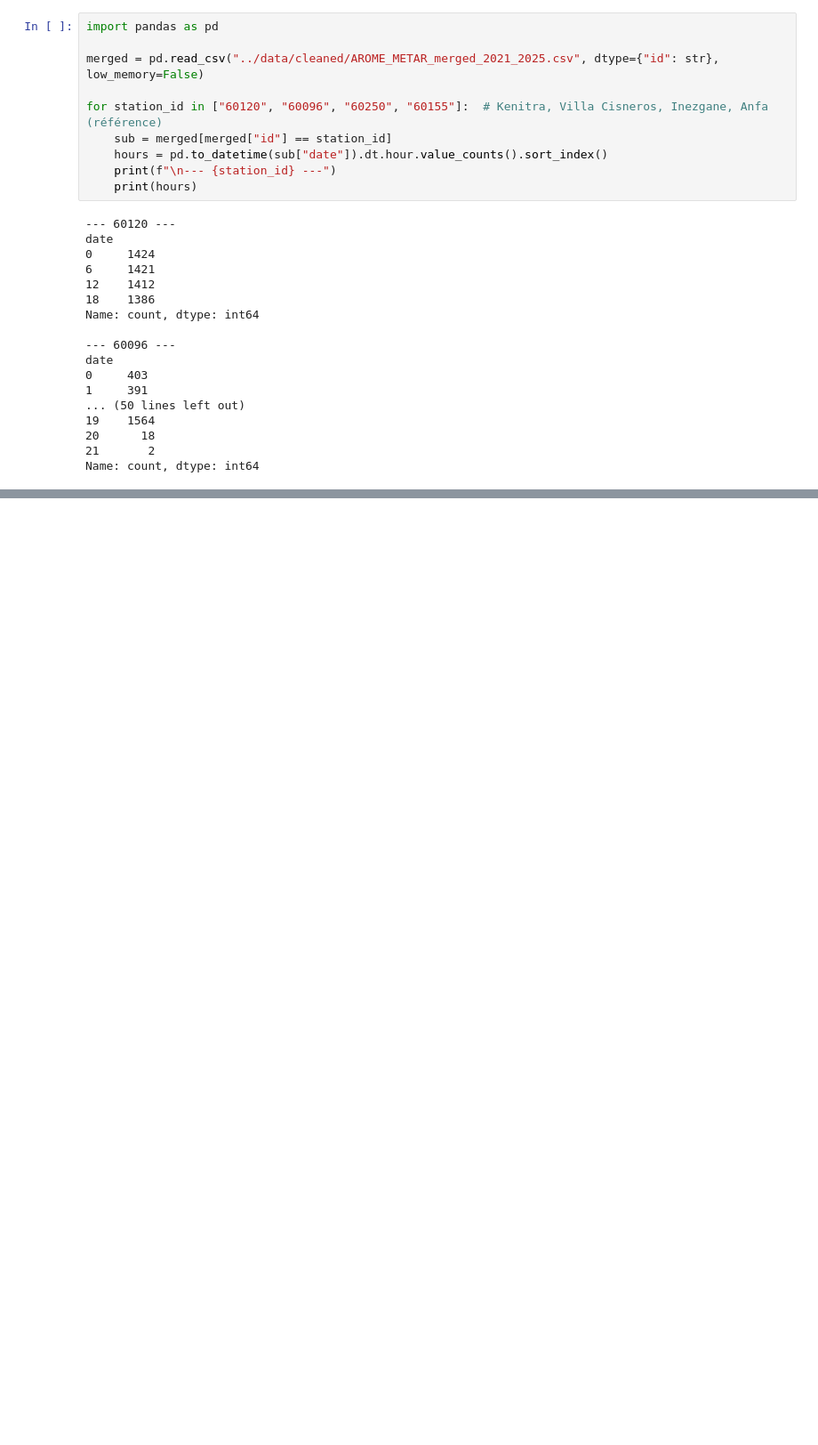
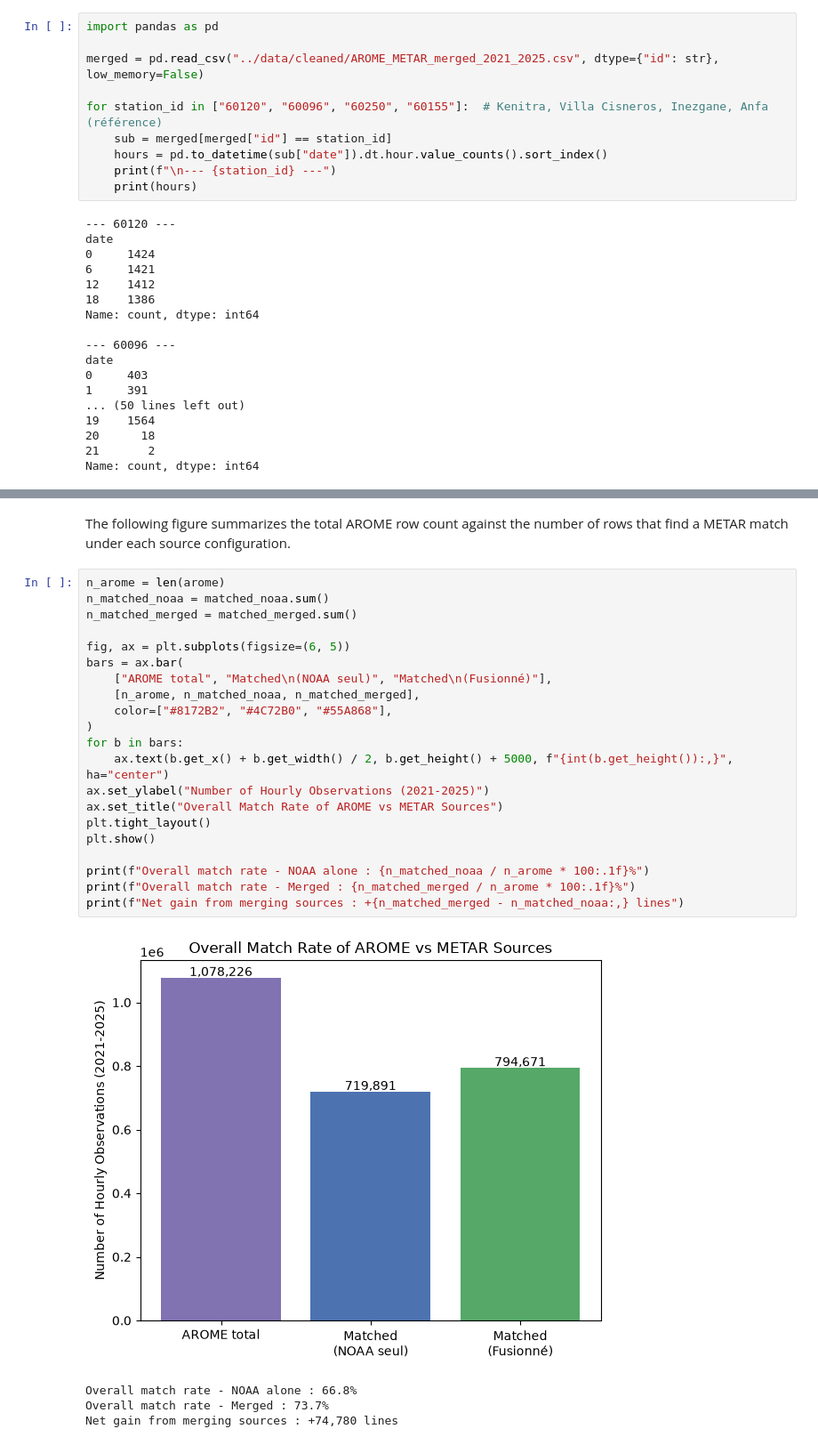
Before and after one commit to Marouanelmzr/meteorological-time-series-forecasting, a Jupyter notebook: notebooks/02_data_collection.ipynb, the cells around one changed output, grey strips where cells are left out. Shown at 89% size. Drawn from its saved outputs; the diff is of its cells as text; blank space fills up the shorter version.

```diff
--- a/notebooks/02_data_collection.ipynb
+++ b/notebooks/02_data_collection.ipynb
@@ -202,0 +425,28 @@ Name: count, dtype: int64
+# %% [markdown]
+The following figure summarizes the total AROME row count against the number of rows that find a METAR match under each source configuration.
+# %%
+n_arome = len(arome)
+n_matched_noaa = matched_noaa.sum()
+n_matched_merged = matched_merged.sum()
+
+fig, ax = plt.subplots(figsize=(6, 5))
+bars = ax.bar(
+    ["AROME total", "Matched\n(NOAA seul)", "Matched\n(Fusionné)"],
+    [n_arome, n_matched_noaa, n_matched_merged],
+    color=["#8172B2", "#4C72B0", "#55A868"],
+)
+for b in bars:
+    ax.text(b.get_x() + b.get_width() / 2, b.get_height() + 5000, f"{int(b.get_height()):,}", ha="center")
+ax.set_ylabel("Number of Hourly Observations (2021-2025)")
+ax.set_title("Overall Match Rate of AROME vs METAR Sources")
+plt.tight_layout()
+plt.show()
+
+print(f"Overall match rate - NOAA alone : {n_matched_noaa / n_arome * 100:.1f}%")
+print(f"Overall match rate - Merged : {n_matched_merged / n_arome * 100:.1f}%")
+print(f"Net gain from merging sources : +{n_matched_merged - n_matched_noaa:,} lines")
+# %% [output]
+[figure, added]
+Overall match rate - NOAA alone : 66.8%
+Overall match rate - Merged : 73.7%
+Net gain from merging sources : +74,780 lines
```
Also changed, not shown: parts of 39 cells of this notebook, 1 other file.
